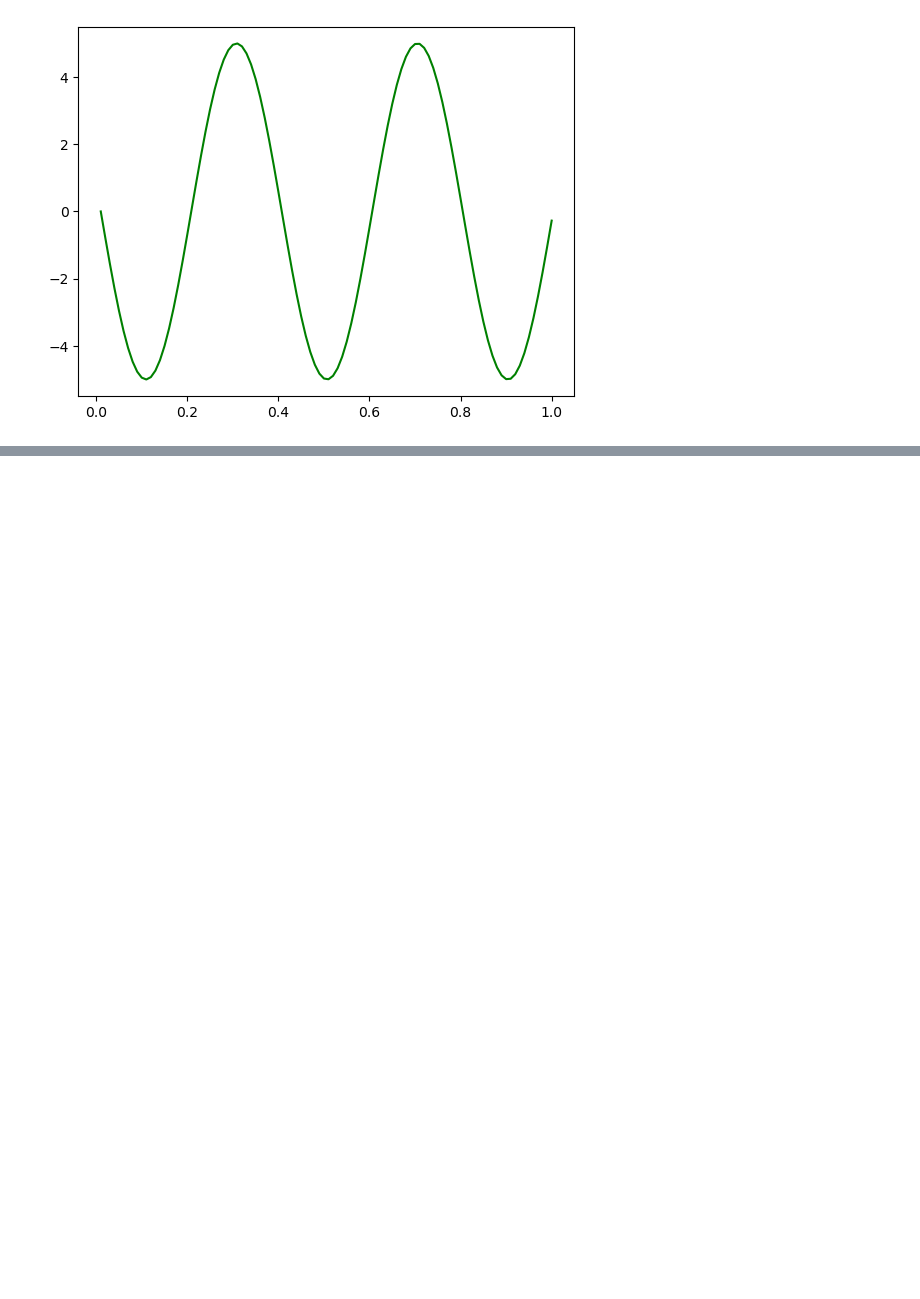
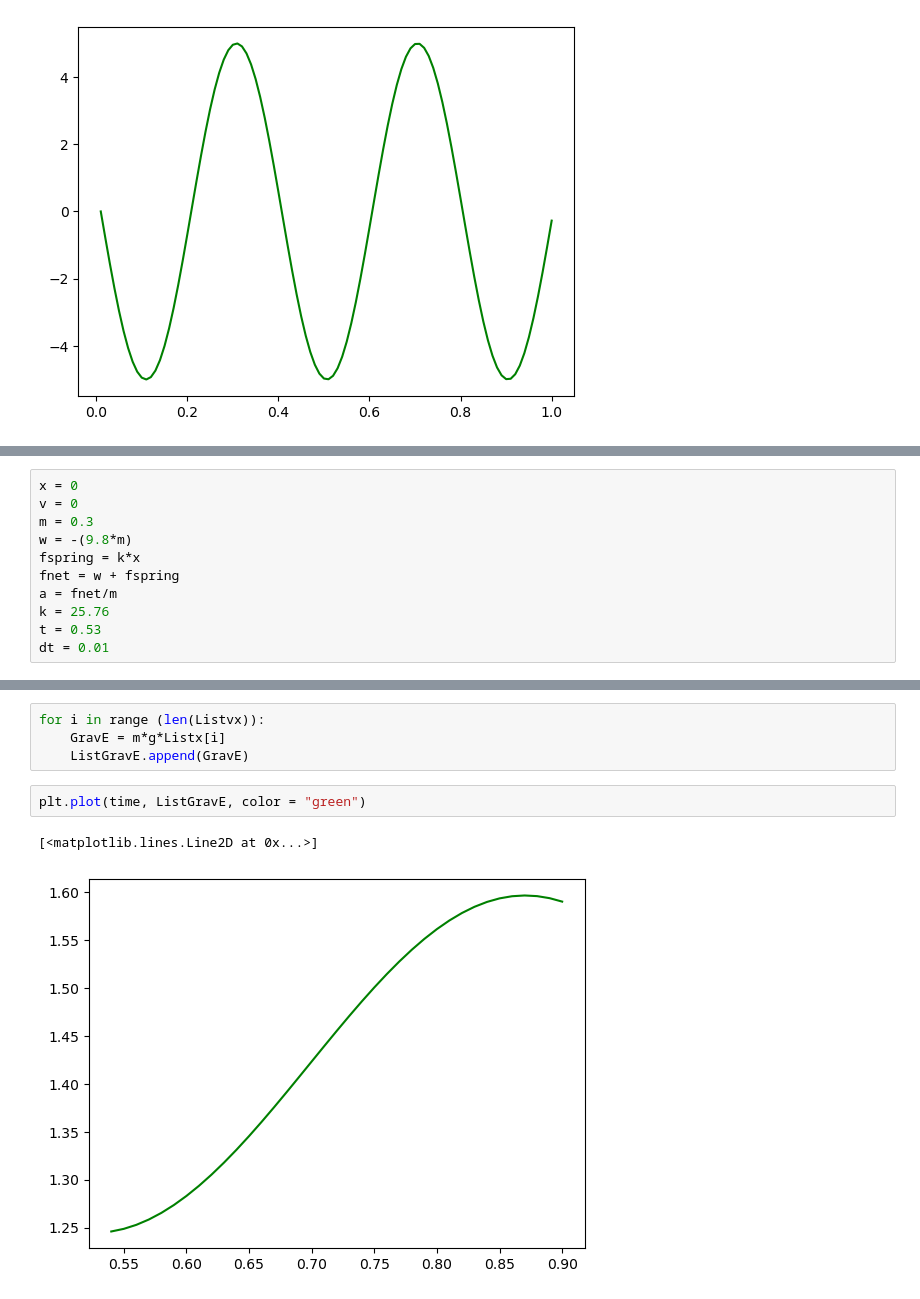
Before and after one commit to AustinZhang25/HonorsPhysics2, a Jupyter notebook: Unit3SpringOscillation/Unit 3 Spring Oscillation .ipynb, the cells around one changed output, grey strips where cells are left out. Drawn from its saved outputs; the diff is of its cells as text; blank space fills up the shorter version.

```diff
--- a/Unit3SpringOscillation/Unit 3 Spring Oscillation .ipynb
+++ b/Unit3SpringOscillation/Unit 3 Spring Oscillation .ipynb
@@ -72,3 +70,14 @@ for i in range(len(Listx)-2):
+# %%
+x = 0
+v = 0
+m = 0.3
+w = -(9.8*m)
+fspring = k*x
+fnet = w + fspring
+a = fnet/m
+k = 25.76
+t = 0.53
+dt = 0.01
 # %%
 plt.plot(time, Listvx, color = "green")
 # %% [output]
@@ -92,0 +104,9 @@ print(len(Listvx))
+# %%
+for i in range (len(Listvx)):
+    GravE = m*g*Listx[i]
+    ListGravE.append(GravE)
+# %%
+plt.plot(time, ListGravE, color = "green")
+# %% [output]
+[<matplotlib.lines.Line2D at 0x...>]
+[figure, added]
```
Also changed, not shown: parts of 13 cells of this notebook.
